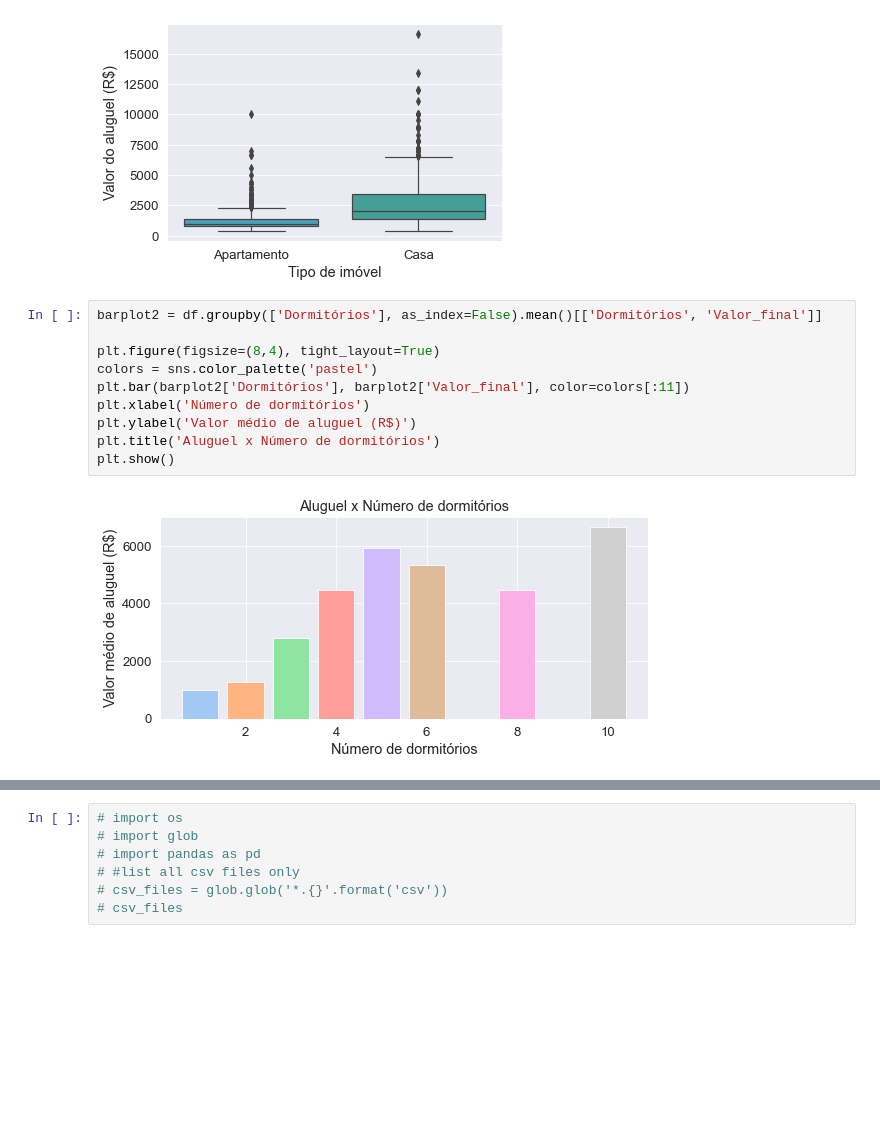
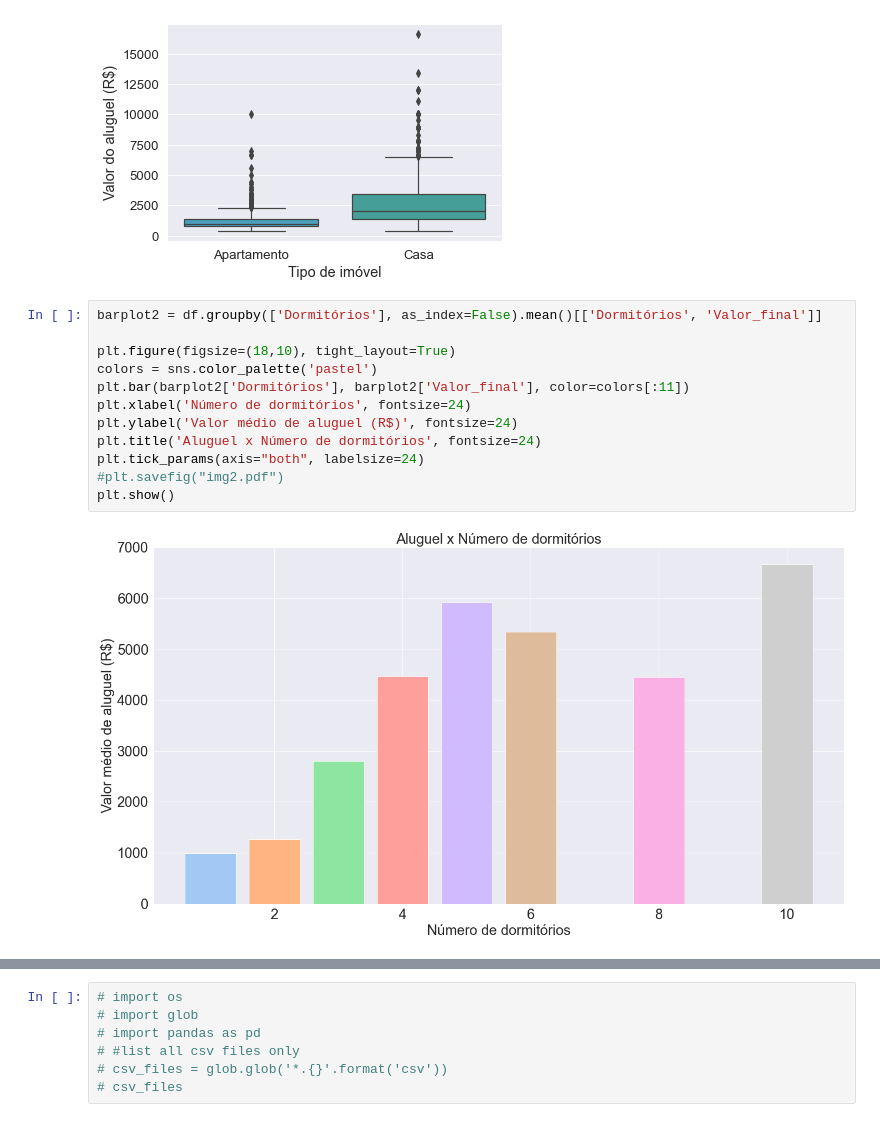
Before and after one commit to naomyduarteg/Aluguel_SaoCarlos_Python_Flask, a Jupyter notebook: data_analysis/data_analysis.ipynb, the cells around one changed output, grey strips where cells are left out. Saved outputs shown, nothing was run; the diff lists cells and outputs as text; blank space fills up the shorter version.

```diff
--- a/data_analysis/data_analysis.ipynb
+++ b/data_analysis/data_analysis.ipynb
@@ -352,12 +377,14 @@ g.set(xlabel="Tipo de imóvel", ylabel="Valor do aluguel (R$)")
 # %%
 barplot2 = df.groupby(['Dormitórios'], as_index=False).mean()[['Dormitórios', 'Valor_final']]
 
-plt.figure(figsize=(8,4), tight_layout=True)
+plt.figure(figsize=(18,10), tight_layout=True)
 colors = sns.color_palette('pastel')
 plt.bar(barplot2['Dormitórios'], barplot2['Valor_final'], color=colors[:11])
-plt.xlabel('Número de dormitórios')
-plt.ylabel('Valor médio de aluguel (R$)')
-plt.title('Aluguel x Número de dormitórios')
+plt.xlabel('Número de dormitórios', fontsize=24)
+plt.ylabel('Valor médio de aluguel (R$)', fontsize=24)
+plt.title('Aluguel x Número de dormitórios', fontsize=24)
+plt.tick_params(axis="both", labelsize=24)
+#plt.savefig("img2.pdf")
 plt.show()
 # %% [output]
-[figure, old version]
+[figure, new version]
```
Also changed, not shown: parts of 23 cells of this notebook, 2 other files.
